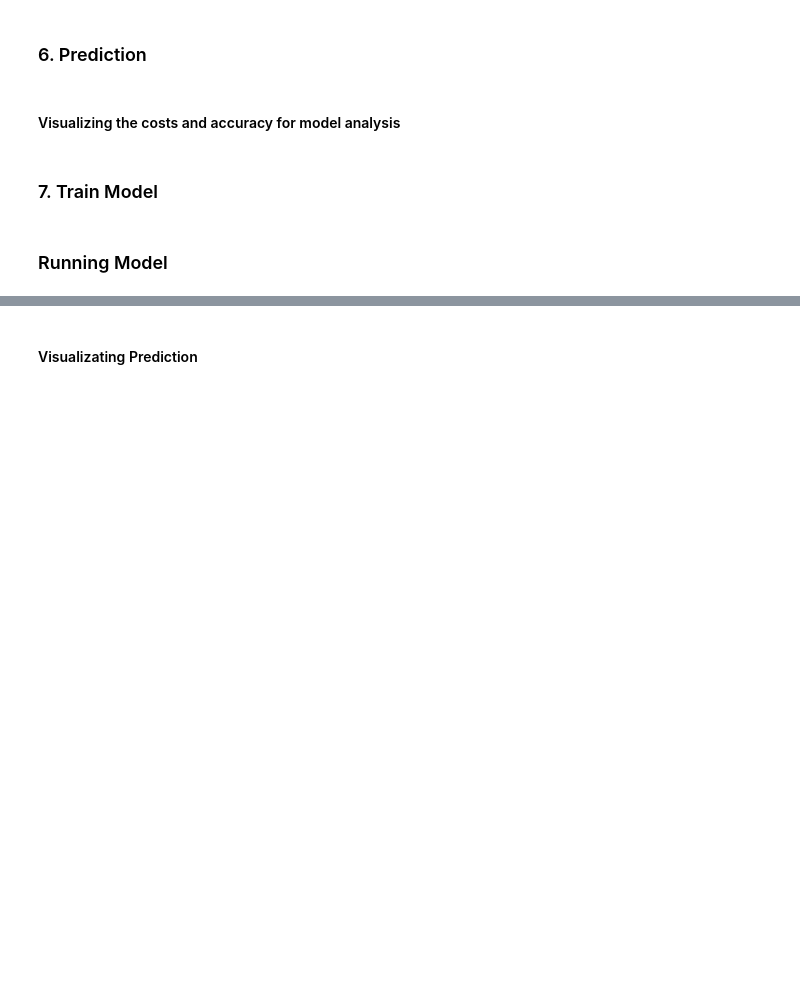
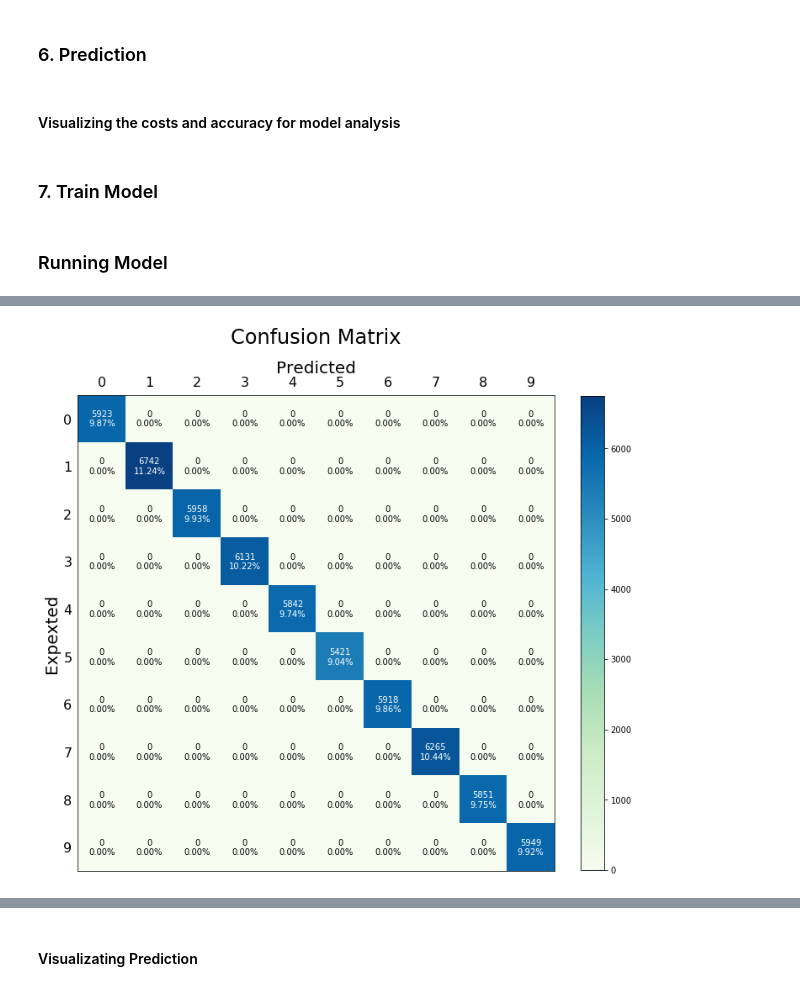
Before and after one commit to kattelsameer/HandWritten-Digit-Recognition-using-Deep-Learning, a Jupyter notebook: 7. Final Model/Code Experiment.ipynb, the cells around one changed output, grey strips where cells are left out. Drawn from its saved outputs; the diff is of its cells as text; code cells hidden in the pictures; blank space fills up the shorter version.

Commit message:
Confusion matrix added to final model

```diff
--- a/7. Final Model/Code Experiment.ipynb
+++ b/7. Final Model/Code Experiment.ipynb
@@ -714,0 +778,43 @@ print("\nError:\t"+str(1-test_acc))
+# %%
+def plot_confusion_matrix(cm):
+    fig, ax = plt.subplots(figsize=(10,10))
+    im = plt.imshow(cm,cmap="GnBu") #RdYlGn, PiYG, Accent,Blues,viridis, YlGnBu
+
+
+    fig.colorbar(im,ax=ax,fraction=0.045)
+    # ax.set_aspect('auto')
+
+    ax.set_title("Confusion Matrix",fontsize=24,pad = 20)
+    ax.set_xticks(range(0,10))
+    ax.set_yticks(range(0,10))
+    ax.set_xlabel("Predicted", fontsize = 20)
+    ax.set_ylabel("Expexted", fontsize = 20)
+
+    ax.set_xticklabels([0,1,2,3,4,5,6,7,8,9],fontsize=16)
+    ax.set_yticklabels([0,1,2,3,4,5,6,7,8,9],fontsize=16)
+
+    #setting horizontal axes labeling to top.
+    ax.xaxis.set_ticks_position('top')
+    ax.xaxis.set_label_position('top')
+
+
+    # Turn off all the ticks
+    ax.tick_params(top=False,left=False)
+
+
+    thres = cm.max()//2
+
+    for i in range(10):
+        for j in range(10):
+            per = cm[i,j]/cm.sum() * 100
+            text = ax.text(j, i, "%d\n%.2f%%"%(cm[i, j], per),
+                           ha="center", va="center", color="w" if cm[i,j] > thres else "black")
+
+
+    fig.tight_layout()
+    plt.show()
+# %%
+#plotting the confusion matrix
+plot_confusion_matrix(cm_train)
+# %% [output]
+[figure, added]
```
Also changed, not shown: parts of 35 cells of this notebook.
